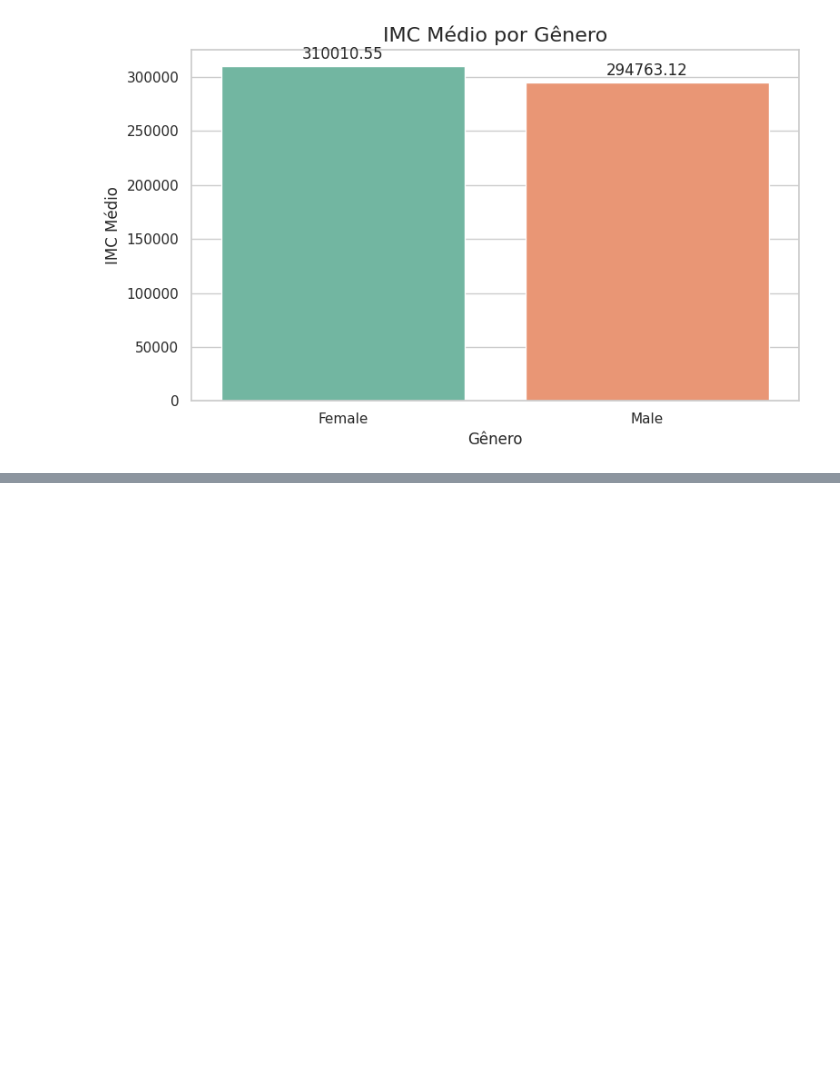
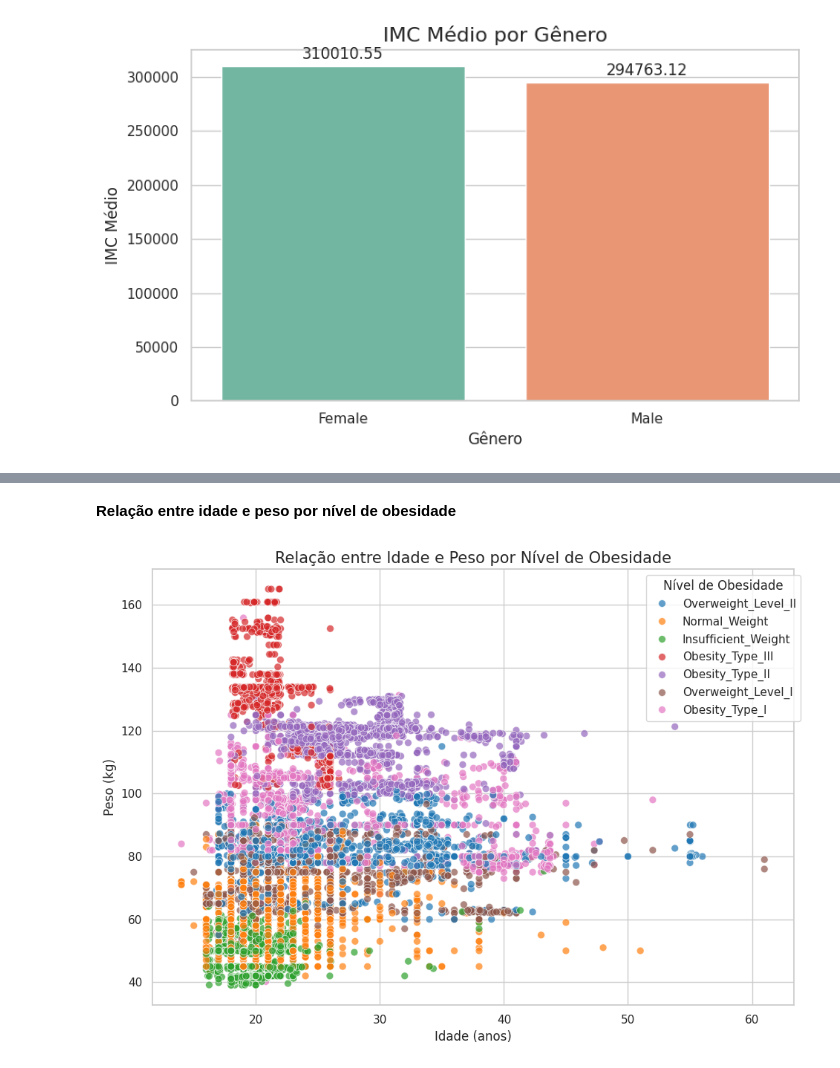
Before and after one commit to cesr1971/MLPYTHON, a Jupyter notebook: MLPYTHON_TRAB01.ipynb, the cells around one changed output, grey strips where cells are left out. Drawn from its saved outputs; the diff is of its cells as text; code cells hidden in the pictures; blank space fills up the shorter version.

```diff
--- a/MLPYTHON_TRAB01.ipynb
+++ b/MLPYTHON_TRAB01.ipynb
@@ -168,0 +206,23 @@ plt.show()
+# %% [markdown]
+**Relação entre idade e peso por nível de obesidade**
+# %%
+plt.figure(figsize=(12, 7))
+
+sns.scatterplot(
+    data=df,
+    x="Age",
+    y="Weight",
+    hue="NObeyesdad",
+    alpha=0.7,
+    palette="tab10",
+    s=50
+)
+
+plt.title("Relação entre Idade e Peso por Nível de Obesidade", fontsize=15)
+plt.xlabel("Idade (anos)")
+plt.ylabel("Peso (kg)")
+plt.legend(title="Nível de Obesidade", bbox_to_anchor=(1.02, 1))
+plt.tight_layout()
+plt.show()
+# %% [output]
+[figure, added]
```
Also changed, not shown: parts of 3 cells of this notebook.
